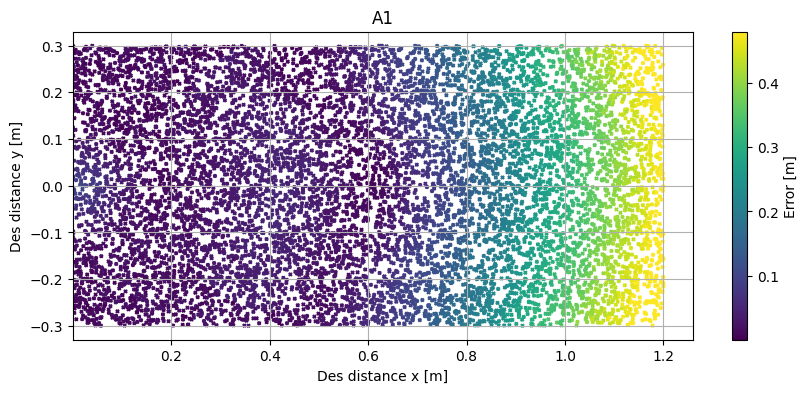
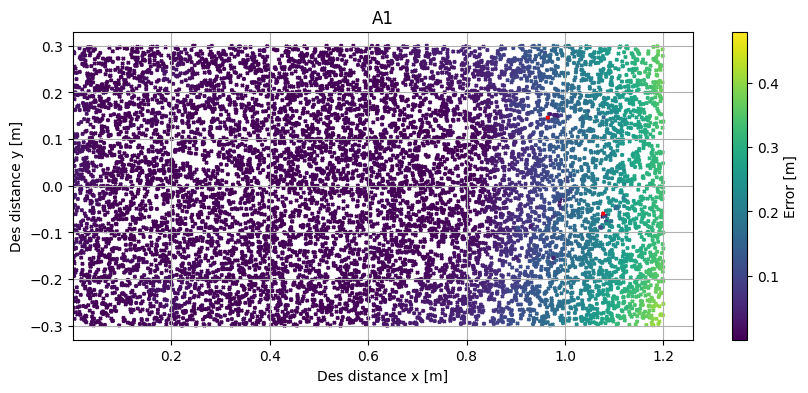
Unified diff of the notebook cell whose output changed from the first chart to the second:
--- before
+++ after
@@ -1,5 +1,5 @@
 plt.figure(figsize=(10, 4))
+plt.scatter(failed_jump[:, 0], failed_jump[:, 1], np.full(failed_jump[: , 1].shape, 5), marker='x', color="red", zorder=1)
 plt.scatter(des[:, 0], des[:, 1], np.full(des[: , 1].shape, 5), vmax=0.48, marker='x', c=err, zorder=0)
-# plt.scatter(failed_jump[:, 0], failed_jump[:, 1], np.full(failed_jump[: , 1].shape, 5), marker='x', color="red", zorder=1)
 plt.xlim(xmin * 1.05, xmax * 1.05)
 plt.ylim(ymin * 1.1, ymax * 1.1)

Commit: new results, warm-up test simulator